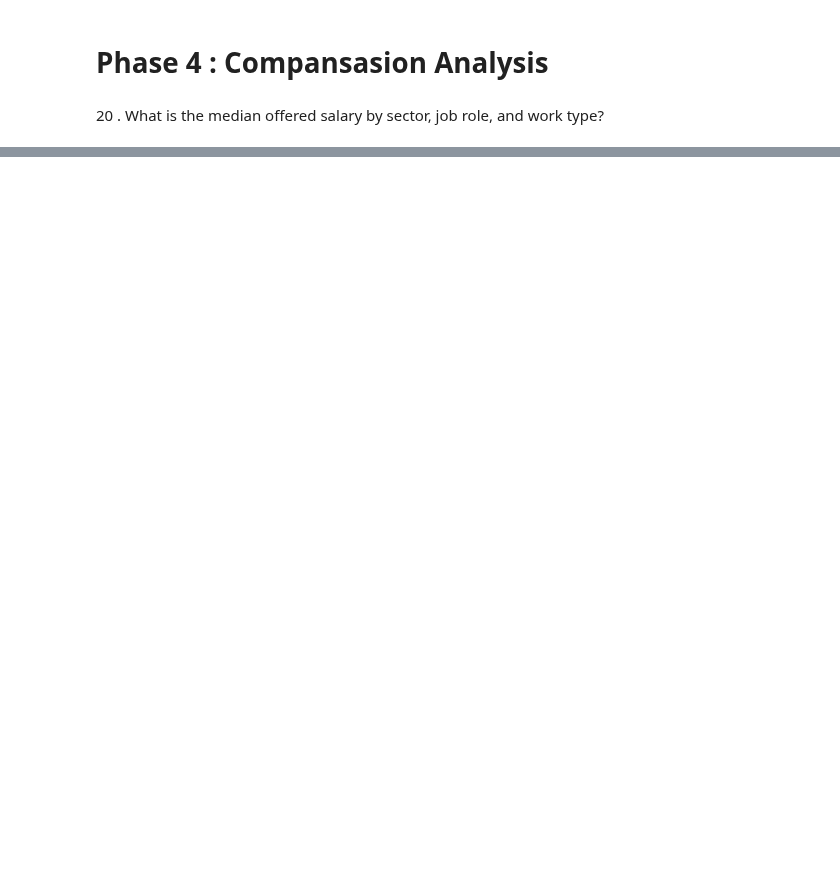
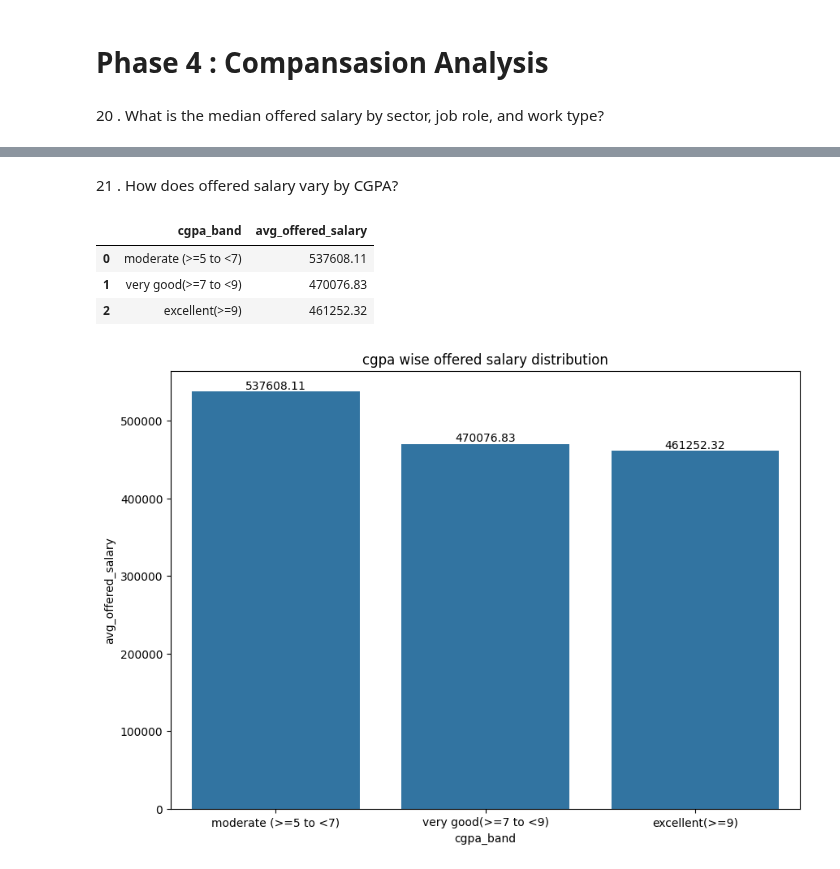
Before and after one commit to Ishasavani1402/Data-Analytics, a Jupyter notebook: fresher_hiring_analysis/EDA.ipynb, the cells around one changed output, grey strips where cells are left out. Cells and saved outputs as stored; diff of their text form; code cells hidden in the pictures; blank space fills up the shorter version.

```diff
--- a/fresher_hiring_analysis/EDA.ipynb
+++ b/fresher_hiring_analysis/EDA.ipynb
@@ -821,0 +868,33 @@ GROUP BY city"""),engine)
+# %% [markdown]
+21 . How does offered salary vary by CGPA?
+# %%
+cgpa_band =  pd.read_sql_query(text("""select case when cgpa < 5 then "fail (<5)"
+when cgpa >=5 and cgpa < 7 then "moderate (>=5 to <7)"
+when cgpa >=7 and cgpa < 9 then "very good(>=7 to <9)"
+else "excellent(>=9)" end as cgpa_band , round(avg(offered_salary_inr),2) as avg_offered_salary from clean_dataset
+where offered_salary_inr > 0
+group by cgpa_band order by avg_offered_salary desc"""),engine)
+display(cgpa_band)
+
+plt.figure(figsize=(10,7))
+ax = sns.barplot(data=cgpa_band , x="cgpa_band" , y="avg_offered_salary")
+for p in ax.patches:
+    height = p.get_height()
+    x_pos = p.get_x() + p.get_width() / 2
+    ax.text(
+        x_pos,
+        height + 0.1,
+        f"{height:.2f}",
+        va="bottom",
+        ha="center",
+        fontsize=10,
+        color="black"
+    )
+plt.title("cgpa wise offered salary distribution")
+plt.show()
+# %% [output]
+|  | cgpa_band | avg_offered_salary |
+| 0 | moderate (>=5 to <7) | 537608.11 |
+| 1 | very good(>=7 to <9) | 470076.83 |
+| 2 | excellent(>=9) | 461252.32 |
+[figure, added]
```
Also changed, not shown: parts of 4 cells of this notebook.
